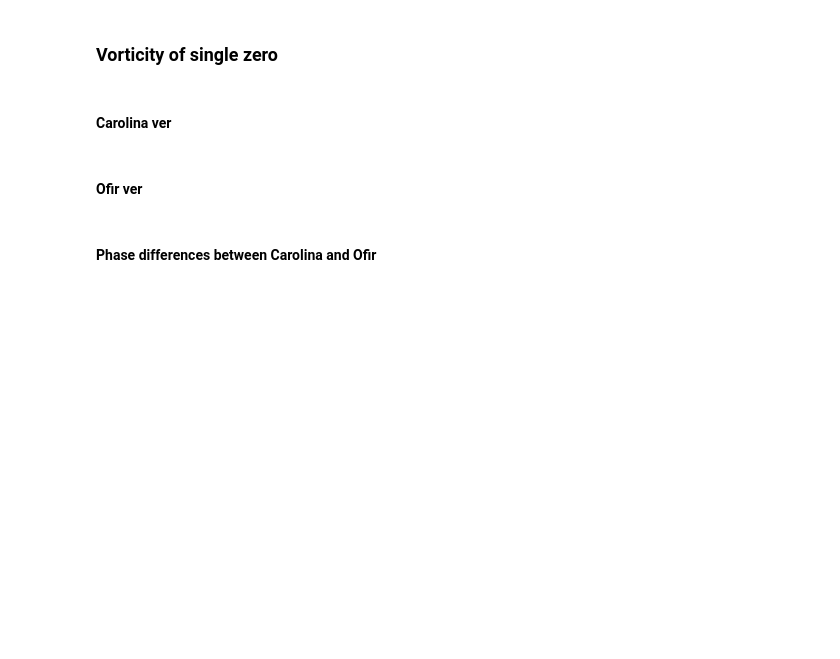
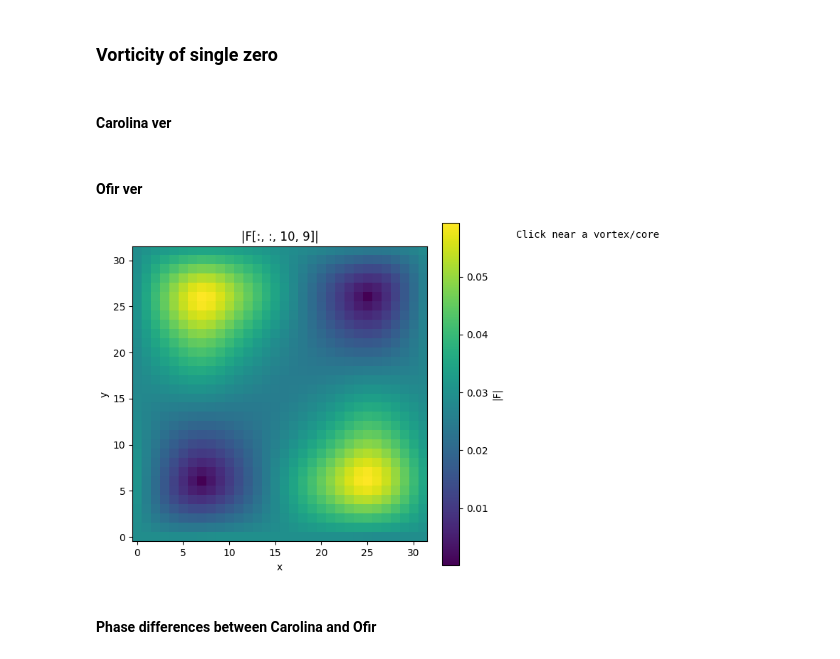
Before and after one commit to OfirBarogel/Topological-Excitons, a Jupyter notebook: Topological Excitons.ipynb, the cells around one changed output. Cells and saved outputs as stored; diff of their text form; code cells hidden in the pictures; blank space fills up the shorter version.

```diff
--- a/Topological Excitons.ipynb
+++ b/Topological Excitons.ipynb
@@ -2952,10 +2907,10 @@ def winding_around_vertex(
 
     return None, None
 # %%
-px0 = 6
-py0 = 54
+px0 = 2
+py0 = 8
 parent_folder = "Data"
-folder_name = "2026-03-13_12-10-51"
+folder_name = "2026-04-27_15-39-07"
 load_folder = f"{parent_folder}/{folder_name}"
 out_folder = f"{load_folder}/test"
 Fn_file = os.path.join(load_folder, f"F[0].npy")
@@ -3134,8 +3089,8 @@ def phase_winding_square(F, center, radius):
     if pts is None:
         return np.nan, np.nan, None
 
-    #vals = np.array([F[iy, ix] for iy, ix in pts[::-1]], dtype=complex)
-    vals = np.array([F[iy, ix] for iy, ix in pts], dtype=complex)
+    vals = np.array([F[iy, ix] for iy, ix in pts[::-1]], dtype=complex)
+    #vals = np.array([F[iy, ix] for iy, ix in pts], dtype=complex)
     total, winding = phase_winding_on_loop(vals)
     return total, winding, pts
 
@@ -3245,22 +3200,24 @@ class InteractiveWindingExplorer:
         self.fig.canvas.draw_idle()
 # %%
 parent_folder = "Data"
-folder_name = "2026-04-01_15-34-20"
+folder_name = "2026-05-05_11-38-53"
 load_folder = f"{parent_folder}/{folder_name}"
 out_folder = f"{load_folder}/test"
 Fn_file = os.path.join(load_folder, f"F[0].npy")
 #Fn_file = os.path.join(load_folder, f"Z_px10_py9.npy")
 F = np.load(Fn_file, mmap_mode='r')
-p= (2,8)
+p= (10,9)
 explorer = InteractiveWindingExplorer(
     F[:,:,p[0],p[1]],
     radii=[1, 2, 3, 4, 5],
     search_radius=6,
     p=p
 
 )
 
 plt.show()
+# %% [output]
+[figure, added]
 # %%
 Qxlist = np.linspace(-np.pi,np.pi,32)
 Qylist = np.linspace(-np.pi,np.pi,32)
```
Also changed, not shown: parts of 17 cells of this notebook, 3 other files.
